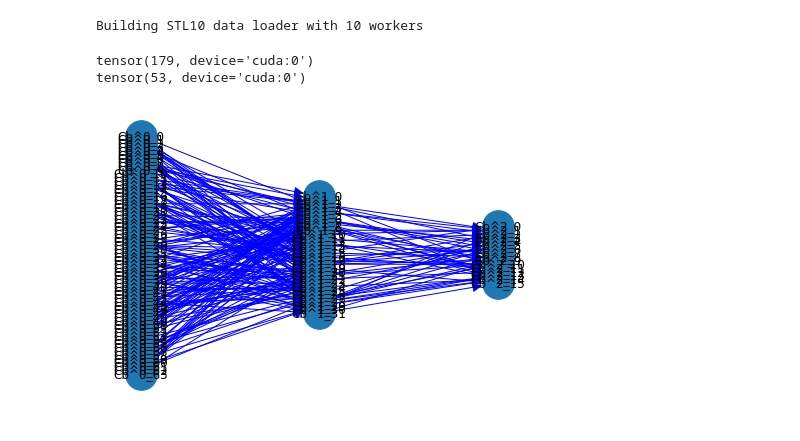
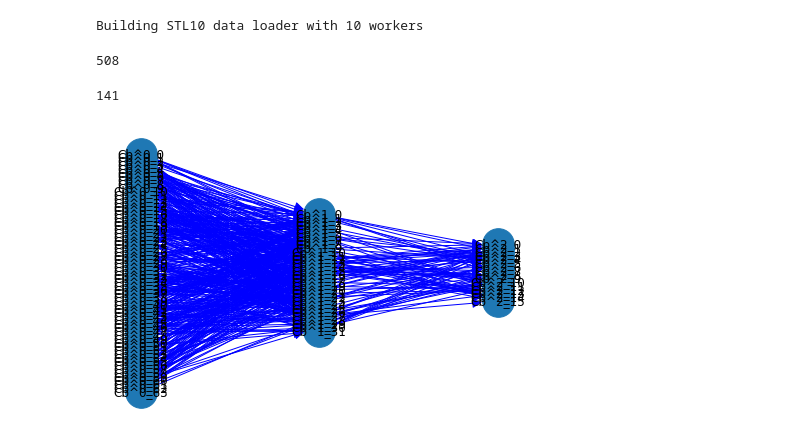
Before and after one commit to koriavinash1/HyperbolicReasoning, a Jupyter notebook: playground/inference.ipynb, the cells around one changed output. Cells and saved outputs as stored; diff of their text form; code cells hidden in the pictures.

Commit message:
filter graph

```diff
--- a/playground/inference.ipynb
+++ b/playground/inference.ipynb
@@ -45,7 +45,7 @@ def get_transparent_cmap(cmap):
 INFO: Using numpy backend
 # %%
 # load exp config
-model_path = '/vol/biomedic2/agk21/PhDLogs/codes/logs/MNIST/models/best.pth'
+model_path = '/vol/biomedic2/agk21/PhDLogs/codes/SYB3/logs/MNIST/models/best.pth'
 
 #data-folder-path
 folder_path = '/vol/biomedic2/agk21/PhDLogs/datasets/MorphoMNISTv0/IT/data'
@@ -54,6 +54,7 @@ config = json.load(open(os.path.join(os.path.dirname(os.path.dirname(model_path)
 
 config['classifier'] = mnist(32, 'ti').cuda(0)
 model = Trainer(**config)
+model.load_model(model_path)
 model.eval()
 
 
@@ -90,9 +92,9 @@ Decoder: Total number of trainable params: 7141443/7141443
 from src.dataset import get
 
 batch_size = 16
-test_loader = get(batch_size,
+train_loader, test_loader = get(batch_size,
                       data_root = folder_path,
-                      train=False, val=True,
+                      train=True, val=True,
                       input_size = image_size,
                       num_workers=10)
 
@@ -125,14 +127,15 @@ Building STL10 data loader with 10 workers
 # %%
 from src.inference import InductiveReasoningDT
 
 inferer = InductiveReasoningDT(get_sample_data(100),
                                ncodebook_features = model.codebook_size,
                                nclasses = num_classes,
+                               train_loader = train_loader,
                                feature_extractor = feature_extractor,
                                codebook = codebook_sampler,
                                classifier = dis_classifier,
                                decoder = decoder)
 # %% [output]
-tensor(179, device='cuda:0')
-tensor(53, device='cuda:0')
+508
+141
-[figure, old version]
+[figure, new version]
```
Also changed, not shown: parts of 5 cells of this notebook, 4 other files.
